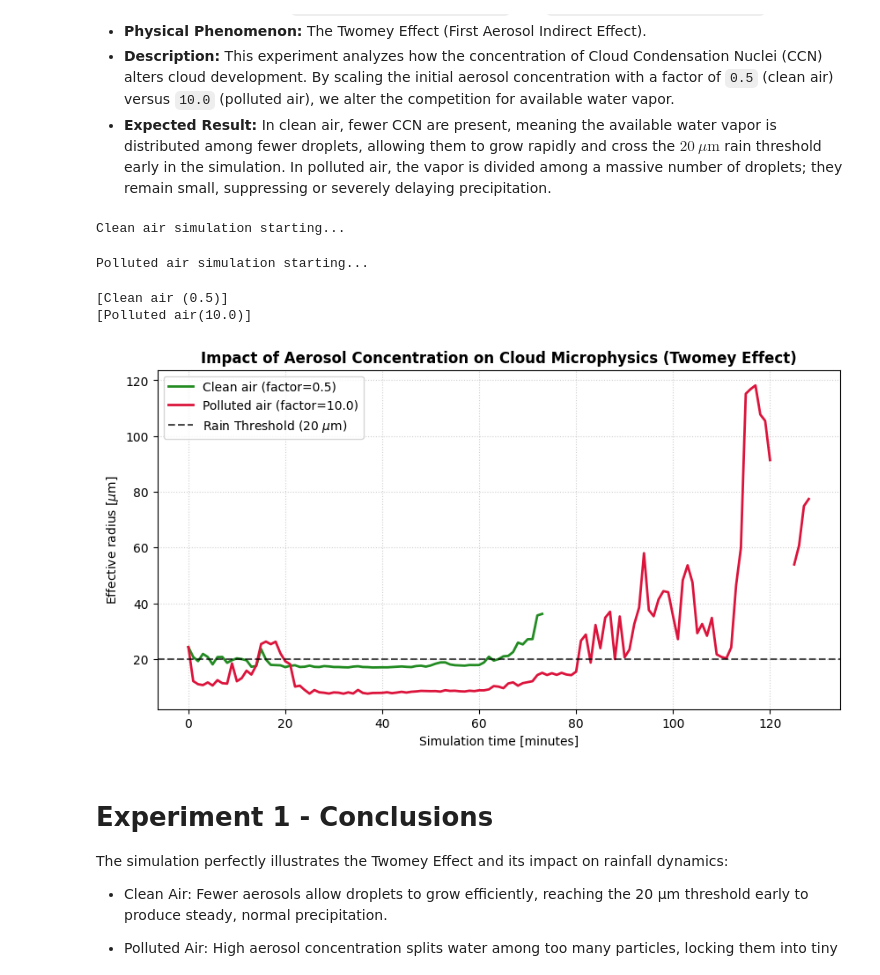
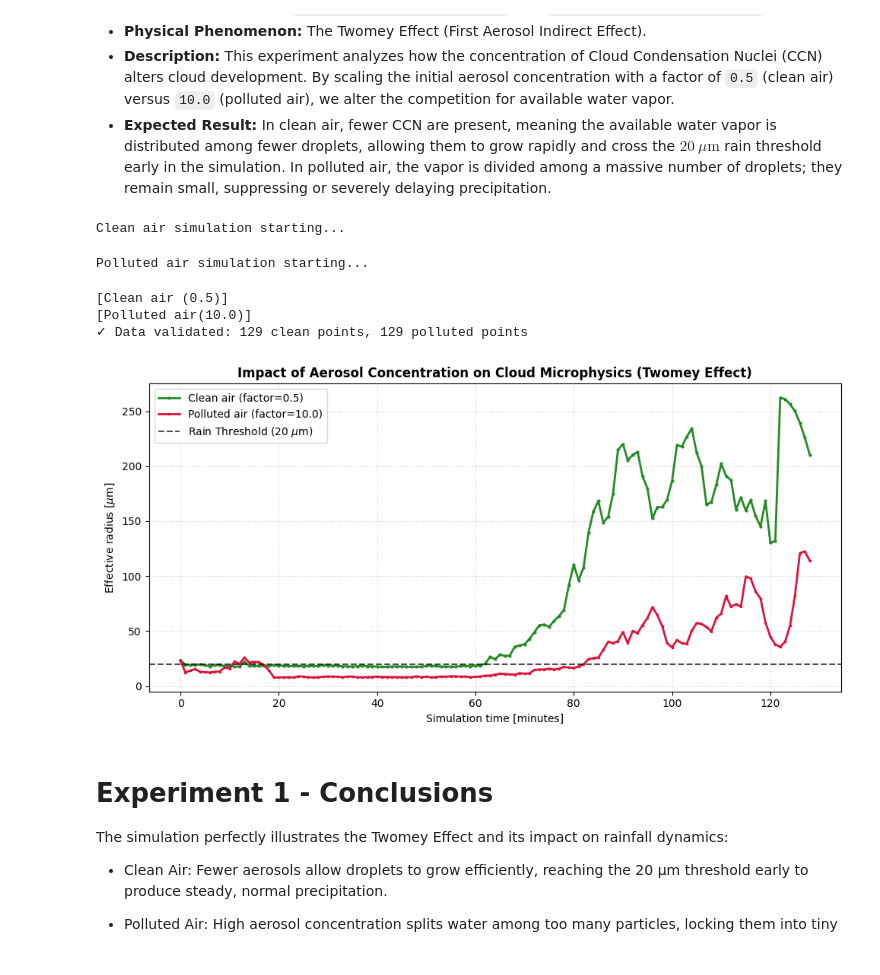
Before and after one commit to Gvabix/mps_project, a Jupyter notebook: PySDM_proj.ipynb, the cells around one changed output. Cells and saved outputs as stored; diff of their text form; code cells hidden in the pictures.

Commit message:
no data gaps almost

```diff
--- a/PySDM_proj.ipynb
+++ b/PySDM_proj.ipynb
@@ -204,7 +253,7 @@ def run_simulation(aerosol_factor, fast_mode=False):
         time_axis_min.append(current_time_min)
 
         eff_radius_field = sim.particulator.products[product_key].get()
-        max_effective_radii.append(np.max(eff_radius_field))
+        max_effective_radii.append(np.nanmax(eff_radius_field))
 
     return time_axis_min, max_effective_radii
 
@@ -214,43 +263,50 @@ EXECUTION_FAST_TEST = False
 print("Clean air simulation starting...")
 time_clean, radius_clean = run_simulation(0.5, fast_mode=EXECUTION_FAST_TEST)
 
 print("Polluted air simulation starting...")
 time_polluted, radius_polluted = run_simulation(10.0, fast_mode=EXECUTION_FAST_TEST)
 
 
 def get_rain_start_time(time_axis, radius_axis, window_steps=5):
     r_arr = np.array(radius_axis)
     t_arr = np.array(time_axis)
 
     for i in range(len(r_arr) - window_steps):
         if np.all(r_arr[i:i+window_steps] >= 20.0) and t_arr[i] > 5.0:
             return f"{t_arr[i]:.2f} min"
     return "Rain treshhold not reached"
 
 
 rain_clean_time = get_rain_start_time(time_clean, radius_clean)
 rain_polluted_time = get_rain_start_time(time_polluted, radius_polluted)
 
 print(f"[Clean air (0.5)]")
 print(f"[Polluted air(10.0)]")
 
-plt.figure(figsize=(10, 5))
-plt.plot(time_clean, radius_clean, label=f'Clean air (factor=0.5)', color='forestgreen', linewidth=2)
-plt.plot(time_polluted, radius_polluted, label=f'Polluted air (factor=10.0)', color='crimson', linewidth=2)
-plt.axhline(y=20.0, color='black', linestyle='--', alpha=0.7, label='Rain Threshold (20 $\mu$m)')
+# Validate data integrity
+assert len(time_clean) == len(radius_clean), "Clean air: time/radius length mismatch"
+assert len(time_polluted) == len(radius_polluted), "Polluted air: time/radius length mismatch"
+print(f"✓ Data validated: {len(time_clean)} clean points, {len(time_polluted)} polluted points")
 
-plt.xlabel("Simulation time [minutes]")
-plt.ylabel("Effective radius [$\mu$m]")
-plt.title("Impact of Aerosol Concentration on Cloud Microphysics (Twomey Effect)", fontsize=12, fontweight='bold')
-plt.grid(True, linestyle=':', alpha=0.6)
-plt.legend(loc='upper left')
+fig, ax = plt.subplots(figsize=(10, 5))
+ax.plot(time_clean, radius_clean, label=f'Clean air (factor=0.5)', color='forestgreen', linewidth=2, marker='o', markersize=2)
+ax.plot(time_polluted, radius_polluted, label=f'Polluted air (factor=10.0)', color='crimson', linewidth=2, marker='s', markersize=2)
+ax.axhline(y=20.0, color='black', linestyle='--', alpha=0.7, label='Rain Threshold (20 $\mu$m)')
+
+ax.set_xlabel("Simulation time [minutes]")
+ax.set_ylabel("Effective radius [$\mu$m]")
+ax.set_title("Impact of Aerosol Concentration on Cloud Microphysics (Twomey Effect)", fontsize=12, fontweight='bold')
+ax.grid(True, linestyle=':', alpha=0.6)
+ax.legend(loc='upper left')
+plt.tight_layout()
 plt.show()
 # %% [output]
 Clean air simulation starting...
 Polluted air simulation starting...
 [Clean air (0.5)]
 [Polluted air(10.0)]
+✓ Data validated: 129 clean points, 129 polluted points
-[figure, old version]
+[figure, new version]
 # %% [markdown]
 # Experiment 1 - Conclusions
 
```
Also changed, not shown: parts of 10 cells of this notebook.
